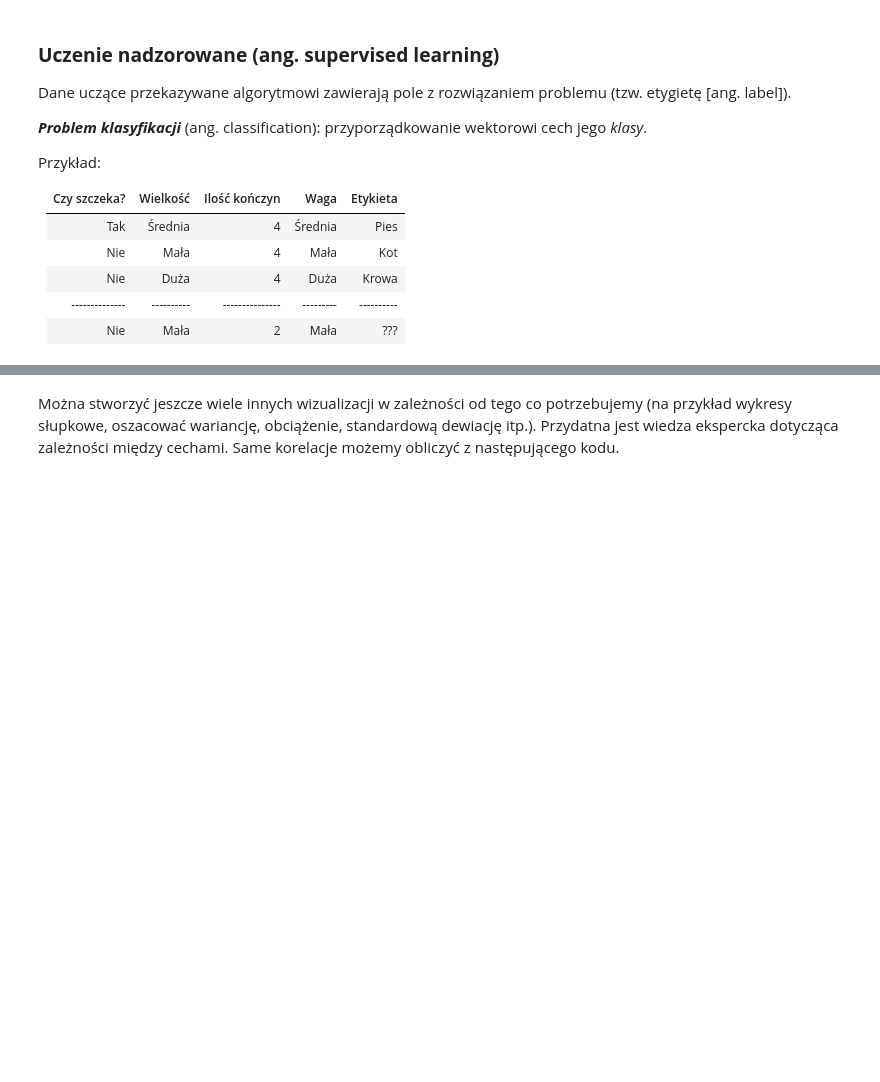
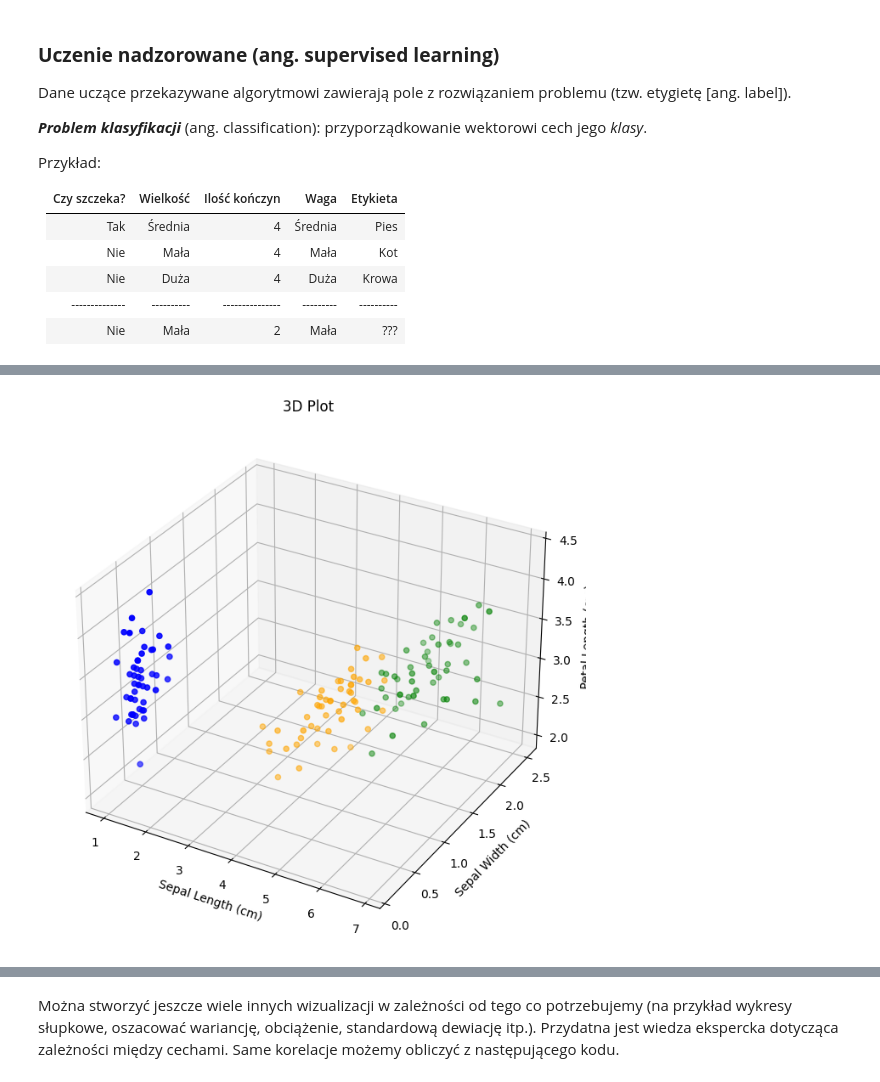
Before and after one commit to a4bee/lab--AI-ML--szkolenie--olson, a Jupyter notebook: ML_AI_2.ipynb, the cells around one changed output, grey strips where cells are left out. Cells and saved outputs as stored; diff of their text form; code cells hidden in the pictures; blank space fills up the shorter version.

```diff
--- a/ML_AI_2.ipynb
+++ b/ML_AI_2.ipynb
@@ -71,18 +108,20 @@ plt.show()
 # %%
 # Wykres 3D
 colors = {'Iris-setosa': 'blue', 'Iris-versicolor': 'orange', 'Iris-virginica': 'green'}
 
 fig = plt.figure(figsize=(16, 8))
 ax = fig.add_subplot(111, projection='3d')
 
-ax.scatter(data['PetalLengthCm'], data['PetalWidthCm'], data['SepalLengthCm'], color=data['Species'].map(colors))
+ax.scatter(data['PetalLengthCm'], data['PetalWidthCm'], data['SepalWidthCm'], color=data['Species'].map(colors))
 
 ax.set_xlabel('Sepal Length (cm)')
 ax.set_ylabel('Sepal Width (cm)')
 ax.set_zlabel('Petal Length (cm)')
 ax.set_title('3D Plot')
 
 plt.show()
+# %% [output]
+[figure, added]
 # %%
 # Rozkład próbek
 data.hist(edgecolor='black', linewidth=1.2)
```
Also changed, not shown: parts of 25 cells of this notebook.
